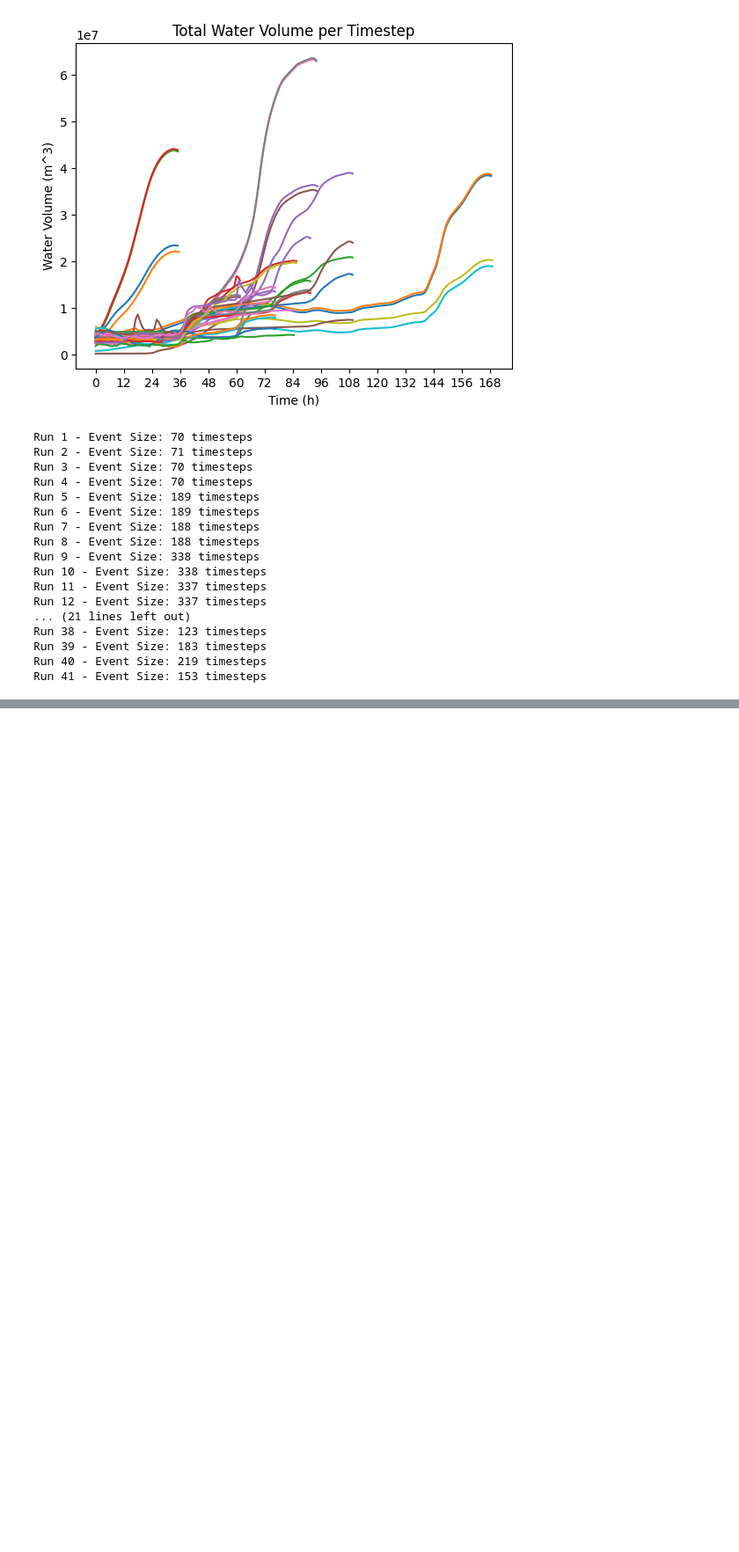
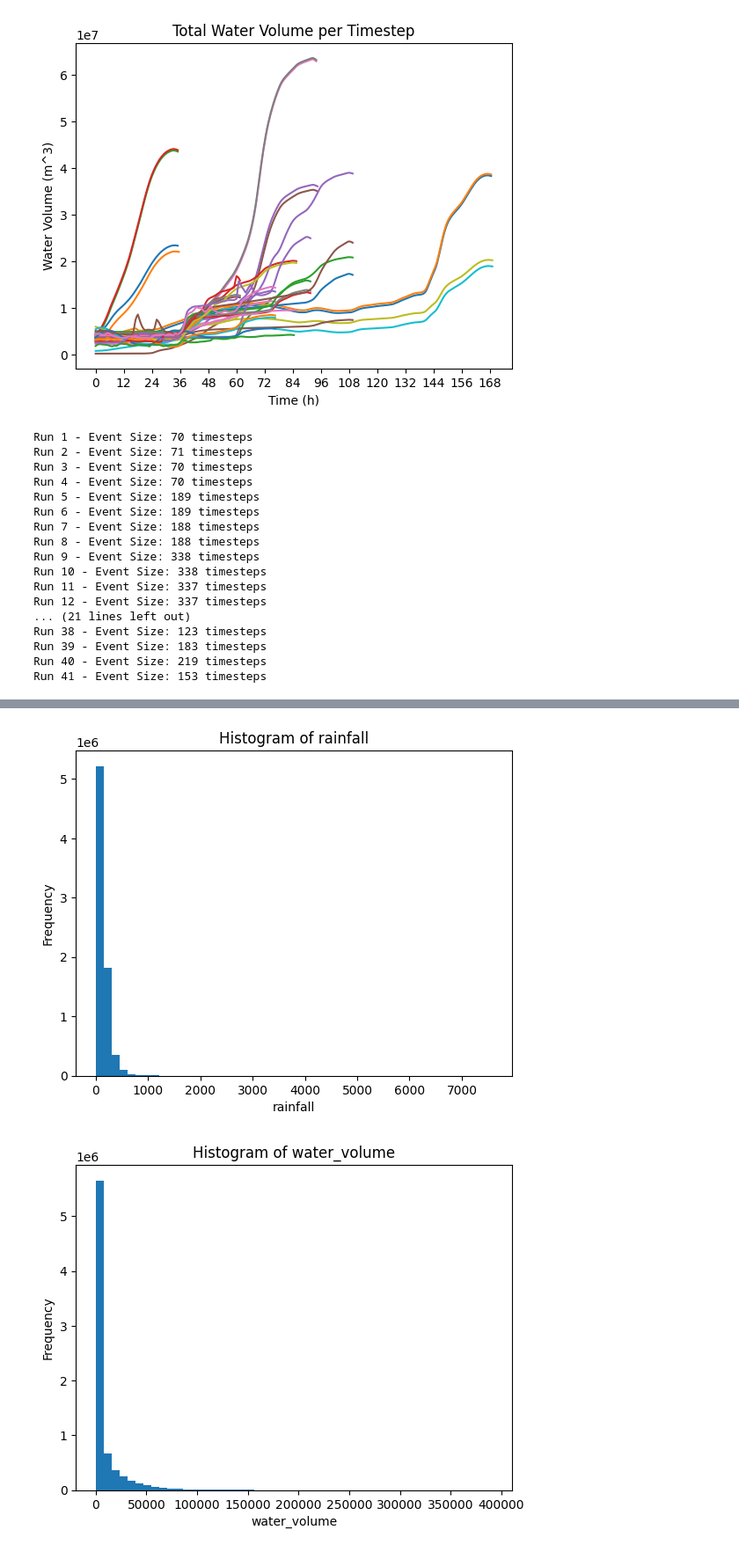
Before and after one commit to acostacos/dual_flood_gnn, a Jupyter notebook: eda.ipynb, the cells around one changed output, grey strips where cells are left out. Shown at 88% size. Saved outputs shown, nothing was run; the diff lists cells and outputs as text; code cells hidden in the pictures; blank space fills up the shorter version.

```diff
--- a/eda.ipynb
+++ b/eda.ipynb
@@ -226,0 +254,24 @@ Feature: water_volume
+# %%
+num_events = len(dataset.hec_ras_run_ids)
+dynamic_values_paths = dataset.processed_paths[4:(num_events + 4)]
+
+dynamic_features = FloodEventDataset.DYNAMIC_NODE_FEATURES + FloodEventDataset.DYNAMIC_EDGE_FEATURES
+feature_idxs = [*(range(dataset.num_dynamic_node_features)), *(range(dataset.num_dynamic_edge_features))]
+keys = [*(['dynamic_nodes'] * dataset.num_dynamic_node_features), *(['dynamic_edges'] * dataset.num_dynamic_edge_features)]
+for feature, index, key in zip(dynamic_features, feature_idxs, keys):
+    all_feature_data = []
+    for path in dynamic_values_paths:
+        data = np.load(path)[key]
+        feature_data = data[:, :, index]
+        if dataset.is_normalized:
+            feature_data = dataset.normalizer.denormalize(feature, feature_data)
+        all_feature_data.append(feature_data.flatten())
+    all_feature_data = np.concatenate(all_feature_data)
+    plt.hist(all_feature_data, bins=bins)
+    plt.title(f'Histogram of {feature}')
+    plt.xlabel(feature)
+    plt.ylabel('Frequency')
+    plt.show()
+# %% [output]
+[figure, added]
+[figure, added]
```
Also changed, not shown: parts of 4 cells of this notebook, 2 other files.
